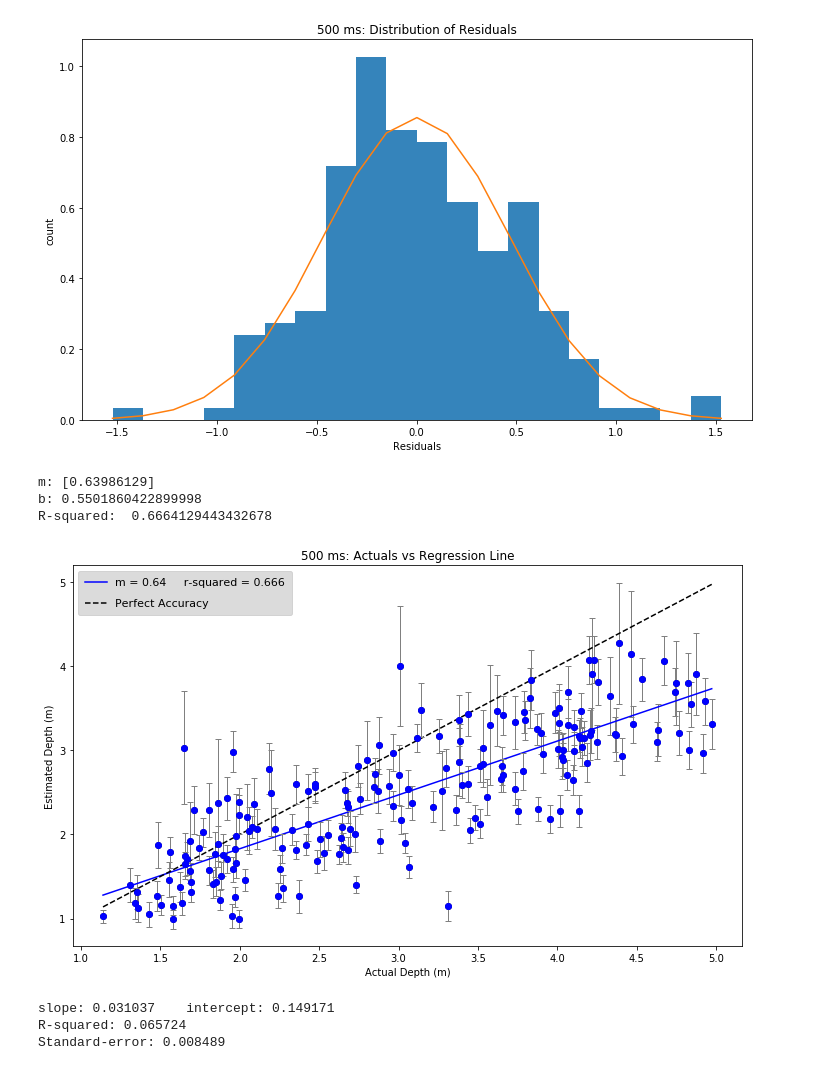
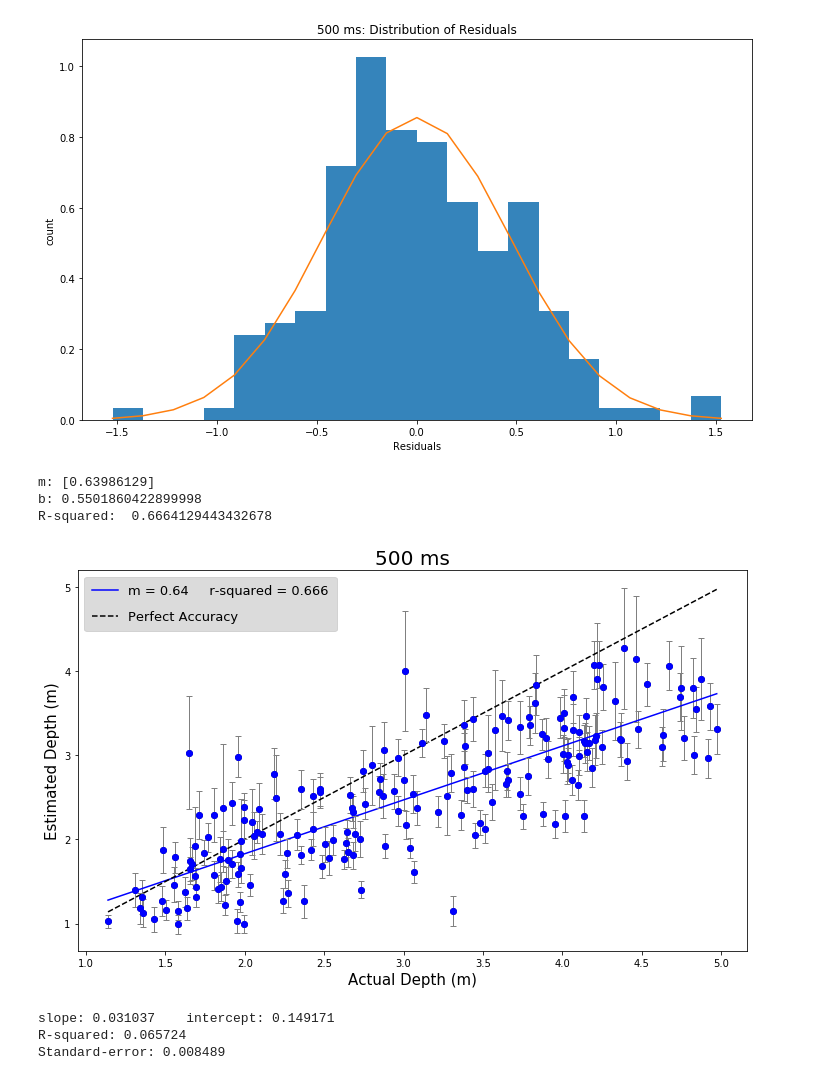
Before and after one commit to prachimahab/depth_duration_analysis, a Jupyter notebook: v3_depthDuration_analysis.ipynb, the cells around one changed output. Cells and saved outputs as stored; diff of their text form; code cells hidden in the pictures.

Commit message:
updated analyses and plots

```diff
--- a/v3_depthDuration_analysis.ipynb
+++ b/v3_depthDuration_analysis.ipynb
@@ -2325,37 +2334,37 @@ plt.show()
 # %%
 from sklearn.linear_model import LinearRegression
 #run regression
 X_500 = np.array(stim_500).reshape(-1,1)
 y_500 = final_y_500
 reg_500 = LinearRegression().fit(X_500, y_500)
 
 #Generated Predictions
 y_predicted_500 = reg_500.predict(X_500)
 #Plot Our Actual and Predicted Values
 plt.plot(X_500, y_500, 'o', color='black', alpha = 0.7);
 plt.plot(X_500,y_predicted_500,color='blue', label = 'm = ' + str(round(reg_500.coef_[0], 3))
          + '     r-squared = ' + str(round(float(reg_500.score(X_500, y_500)), 3)))
-plt.title("500 ms: Actuals vs Regression Line")
-plt.xlabel("Actual Depth (m)")
-plt.ylabel("Estimated Depth (m)")
+plt.title("500 ms", fontsize = 20)
+plt.xlabel("Actual Depth (m)", fontsize = 15)
+plt.ylabel("Estimated Depth (m)", fontsize = 15)
 plt.plot(X_500, X_500, label = "Perfect Accuracy", color = 'black',linestyle='--')  # solid
 plt.errorbar(X_500, y_500, yerr=ste_500, elinewidth = 1, ecolor = "gray", fmt = 'or', mfc = "blue", mec = "blue", capsize = 3)
 
 
-legend = plt.legend(loc = 0, fontsize = 11, borderpad = 0.6, labelspacing = 1)
+legend = plt.legend(loc = 0, fontsize = 13, borderpad = 0.6, labelspacing = 1)
 legend.get_frame().set_facecolor('lightgray')
 
 #get coefficients and y intercept
 print("m: {0}".format(reg_500.coef_))
 print("b: {0}".format(reg_500.intercept_))
 
 #Returns the coefficient of determination R^2 of the prediction.
 print("R-squared: ", reg_500.score(X_500, y_500))
 # %% [output]
 m: [0.63986129]
 b: 0.5501860422899998
 R-squared:  0.6664129443432678
-[figure, old version]
+[figure, new version]
 # %%
 plot_img_ste(stim_500, final_y_500, ste_500, 500)
 
```
Also changed, not shown: parts of 11 cells of this notebook.
